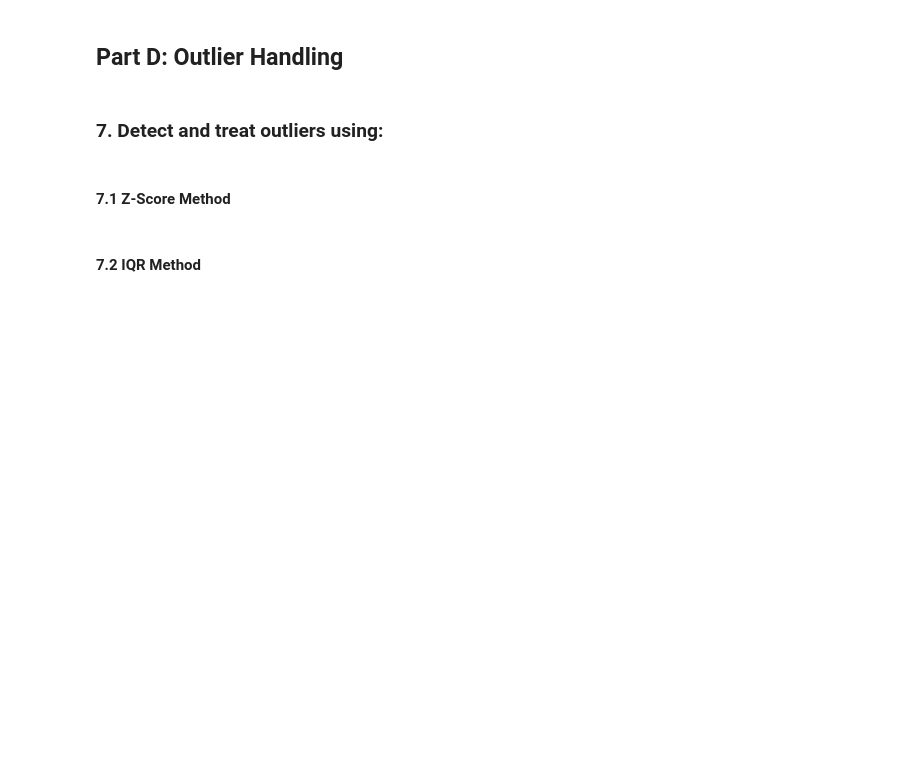
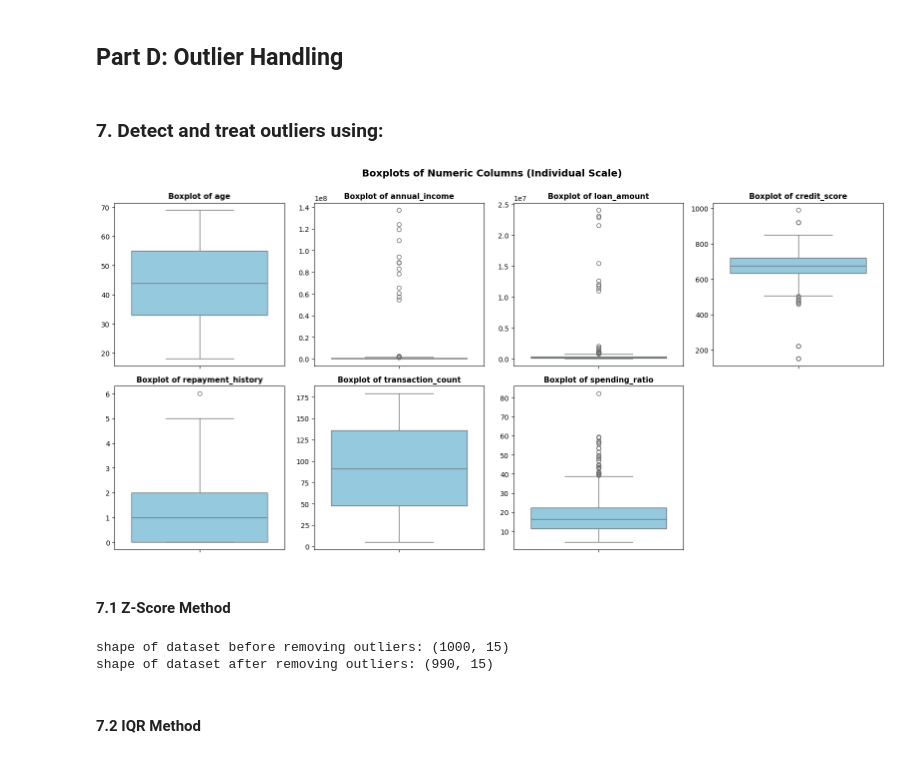
Before and after one commit to ah1331/rw, a Jupyter notebook: DPFE/final/a.ipynb, the cells around one changed output. Saved outputs shown, nothing was run; the diff lists cells and outputs as text; code cells hidden in the pictures; blank space fills up the shorter version.

```diff
--- a/DPFE/final/a.ipynb
+++ b/DPFE/final/a.ipynb
@@ -55,7 +59,7 @@ print(economic_data)
 [{'customer_id': 'CUST1000', 'region': 'West', 'external_inflation_rate': 4.5, 'external_unemployment_rate': 4.8, 'economic_risk_score': 0.32}, {'customer_id': 'CUST1001', 'region': 'North', 'external ...
 # %%
 # load main dataset
-df=pd.read_csv('data/credit_risk_dataset.csv')
+df=pd.read_csv('data/data.csv')
 df.head()
 # %% [output]
 |  | customer_id | age | gender | region | education_level | employment_type | annual_income | loan_amount | ... |
@@ -64,6 +68,8 @@ df.head()
 | 2 | CUST1002 | 46.0 | Other | North | Graduate | Salaried | NaN | 371720.170500 | ... |
 | 3 | CUST1003 | 32.0 | Female | North | Graduate | Salaried | 311056.808239 | 367386.291190 | ... |
 | 4 | CUST1004 | NaN | Male | North | Post-Graduate | Salaried | NaN | 97156.360370 | ... |
+# %%
+numeric_columns =['age', 'annual_income', 'loan_amount', 'credit_score', 'repayment_history','transaction_count', 'spending_ratio']
 # %% [markdown]
 ## Part C: Data Understanding & Cleaning
 # %% [markdown]
@@ -111,10 +117,11 @@ df.describe()
 # %% [markdown]
 #### 6.1 Simple Imputer (numerical)
 # %%
-print(f'before imputation, missing values in age column: {df["age"].isnull().sum()}')
+df_copy = df.copy()
+print(f'before imputation, missing values in age column: {df_copy["age"].isnull().sum()}')
 age_imputer = SimpleImputer(strategy='mean')
-df['age'] = age_imputer.fit_transform(df[['age']])
-print(f'after imputation, missing values in age column: {df["age"].isnull().sum()}')
+df_copy['age'] = age_imputer.fit_transform(df_copy[['age']])
+print(f'after imputation, missing values in age column: {df_copy["age"].isnull().sum()}')
 # %% [output]
 before imputation, missing values in age column: 78
 after imputation, missing values in age column: 0
@@ -167,8 +174,6 @@ after imputation, missing values in annual_income column: 0
 #### 6.5 KNN Imputer
 # %%
 df_knn = df.copy()
-numeric_columns =[ 'annual_income', 'loan_amount', 'credit_score']
-
 print(f'before imputation, missing values in numeric columns:\n{df_knn[numeric_columns].isnull().sum()}')
 knn_imputer = KNNImputer(n_neighbors=5)
 df_knn[numeric_columns] = knn_imputer.fit_transform(df_knn[numeric_columns])
@@ -208,7 +229,40 @@ dtype: int64
 ## Part D: Outlier Handling
 # %% [markdown]
 ### 7. Detect and treat outliers using:
+# %%
+import matplotlib.pyplot as plt
+import seaborn as sns
+
+# 2x4 Subplot Grid for all numerical columns
+fig, axes = plt.subplots(2, 4, figsize=(16, 8))
+axes = axes.flatten()
+
+for i, col in enumerate(numeric_columns):
+    sns.boxplot(y=df[col], ax=axes[i], color='skyblue')
+    axes[i].set_title(f'Boxplot of {col}', fontsize=11, fontweight='bold')
+    axes[i].set_ylabel('')
+
+# Extra blank subplots remove karva mate
+for j in range(len(numeric_columns), len(axes)):
+    fig.delaxes(axes[j])
+
+plt.suptitle('Boxplots of Numeric Columns (Individual Scale)', fontsize=14, fontweight='bold')
+plt.tight_layout()
+plt.show()
+# %% [output]
+[figure, added]
 # %% [markdown]
 #### 7.1 Z-Score Method
+# %%
+df_copy=df.copy()
+mean = df['credit_score'].mean()
+std = df['credit_score'].std()
+z_score = np.abs((df['credit_score'] - mean) / std )
+print(f'shape of dataset before removing outliers: {df_copy.shape}')
+df = df[z_score < 3]
+print(f'shape of dataset after removing outliers: {df.shape}')
+# %% [output]
+shape of dataset before removing outliers: (1000, 15)
+shape of dataset after removing outliers: (990, 15)
 # %% [markdown]
 #### 7.2 IQR Method
```
Also changed, not shown: parts of 32 cells of this notebook, 1 other file.
